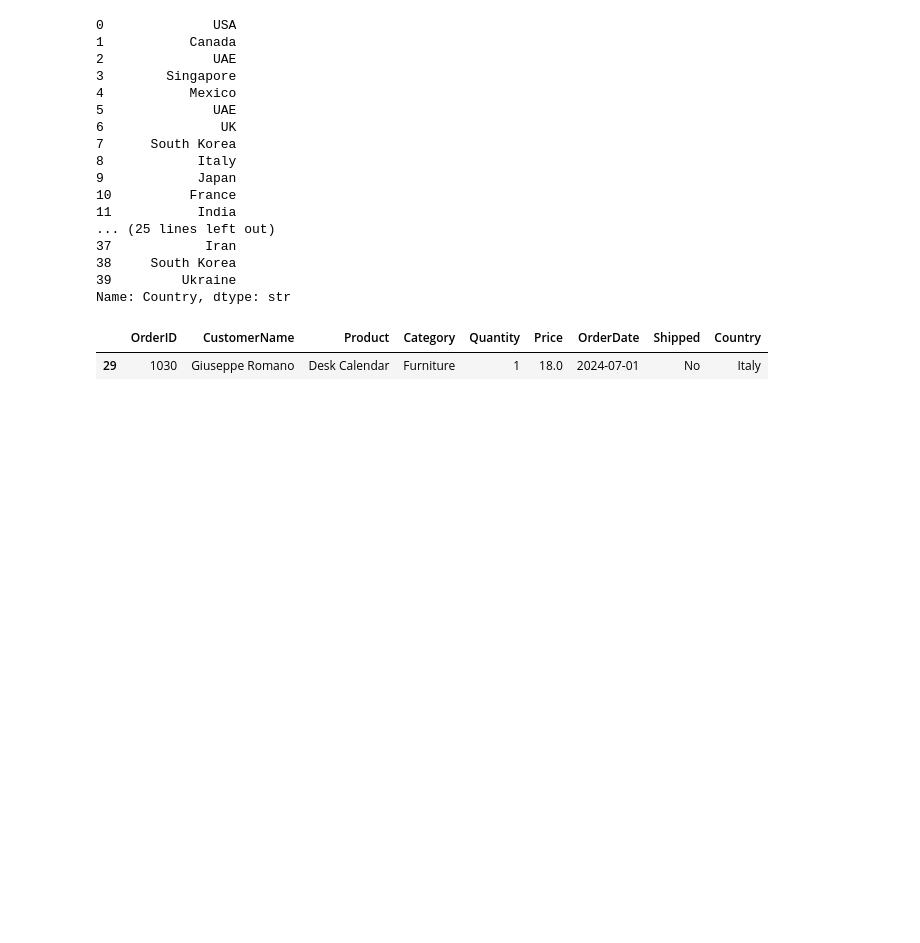
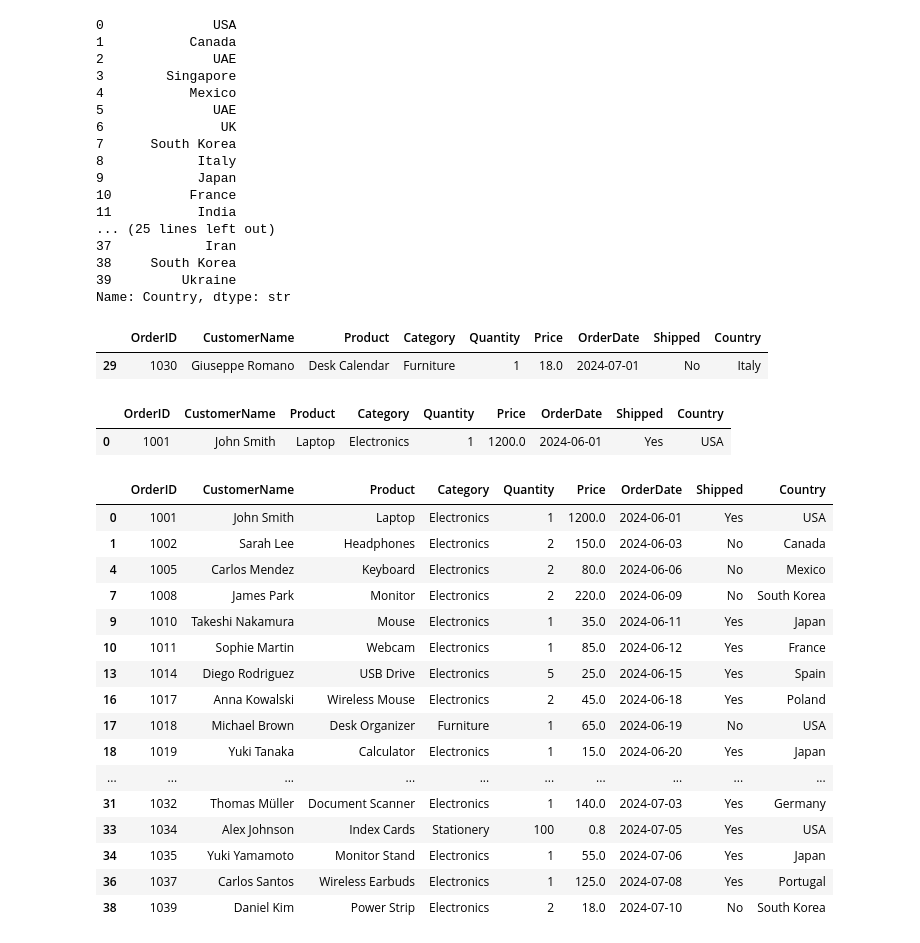
Before and after one commit to devbassey/Pandas-Tutorial, a Jupyter notebook: learning_pandas.ipynb, the cells around one changed output. Cells and saved outputs as stored; diff of their text form; code cells hidden in the pictures; blank space fills up the shorter version.

```diff
--- a/learning_pandas.ipynb
+++ b/learning_pandas.ipynb
@@ -356,3 +357,30 @@ df[(df['Category']=='Furniture') & (df['Country']=='Italy')]
 # %% [output]
 |  | OrderID | CustomerName | Product | Category | Quantity | Price | OrderDate | Shipped | Country |
 | 29 | 1030 | Giuseppe Romano | Desk Calendar | Furniture | 1 | 18.0 | 2024-07-01 | No | Italy |
+# %%
+# Filtering Multiple Rows --> Using a logical AND (&) operator
+df[(df['Country']=='USA') & (df['Category']=='Electronics')]
+# %% [output]
+|  | OrderID | CustomerName | Product | Category | Quantity | Price | OrderDate | Shipped | Country |
+| 0 | 1001 | John Smith | Laptop | Electronics | 1 | 1200.0 | 2024-06-01 | Yes | USA |
+# %%
+# Filtering Multiple Rows --> Using a logical OR (|) operator
+df[(df['Country']=='USA') | (df['Category']=='Electronics')]
+# %% [output]
+|  | OrderID | CustomerName | Product | Category | Quantity | Price | OrderDate | Shipped | Country |
+| 0 | 1001 | John Smith | Laptop | Electronics | 1 | 1200.0 | 2024-06-01 | Yes | USA |
+| 1 | 1002 | Sarah Lee | Headphones | Electronics | 2 | 150.0 | 2024-06-03 | No | Canada |
+| 4 | 1005 | Carlos Mendez | Keyboard | Electronics | 2 | 80.0 | 2024-06-06 | No | Mexico |
+| 7 | 1008 | James Park | Monitor | Electronics | 2 | 220.0 | 2024-06-09 | No | South Korea |
+| 9 | 1010 | Takeshi Nakamura | Mouse | Electronics | 1 | 35.0 | 2024-06-11 | Yes | Japan |
+| 10 | 1011 | Sophie Martin | Webcam | Electronics | 1 | 85.0 | 2024-06-12 | Yes | France |
+| 13 | 1014 | Diego Rodriguez | USB Drive | Electronics | 5 | 25.0 | 2024-06-15 | Yes | Spain |
+| 16 | 1017 | Anna Kowalski | Wireless Mouse | Electronics | 2 | 45.0 | 2024-06-18 | Yes | Poland |
+| 17 | 1018 | Michael Brown | Desk Organizer | Furniture | 1 | 65.0 | 2024-06-19 | No | USA |
+| 18 | 1019 | Yuki Tanaka | Calculator | Electronics | 1 | 15.0 | 2024-06-20 | Yes | Japan |
+| ... | ... | ... | ... | ... | ... | ... | ... | ... | ... |
+| 31 | 1032 | Thomas Müller | Document Scanner | Electronics | 1 | 140.0 | 2024-07-03 | Yes | Germany |
+| 33 | 1034 | Alex Johnson | Index Cards | Stationery | 100 | 0.8 | 2024-07-05 | Yes | USA |
+| 34 | 1035 | Yuki Yamamoto | Monitor Stand | Electronics | 1 | 55.0 | 2024-07-06 | Yes | Japan |
+| 36 | 1037 | Carlos Santos | Wireless Earbuds | Electronics | 1 | 125.0 | 2024-07-08 | Yes | Portugal |
+| 38 | 1039 | Daniel Kim | Power Strip | Electronics | 2 | 18.0 | 2024-07-10 | No | South Korea |
```
Also changed, not shown: parts of 1 cell of this notebook.
